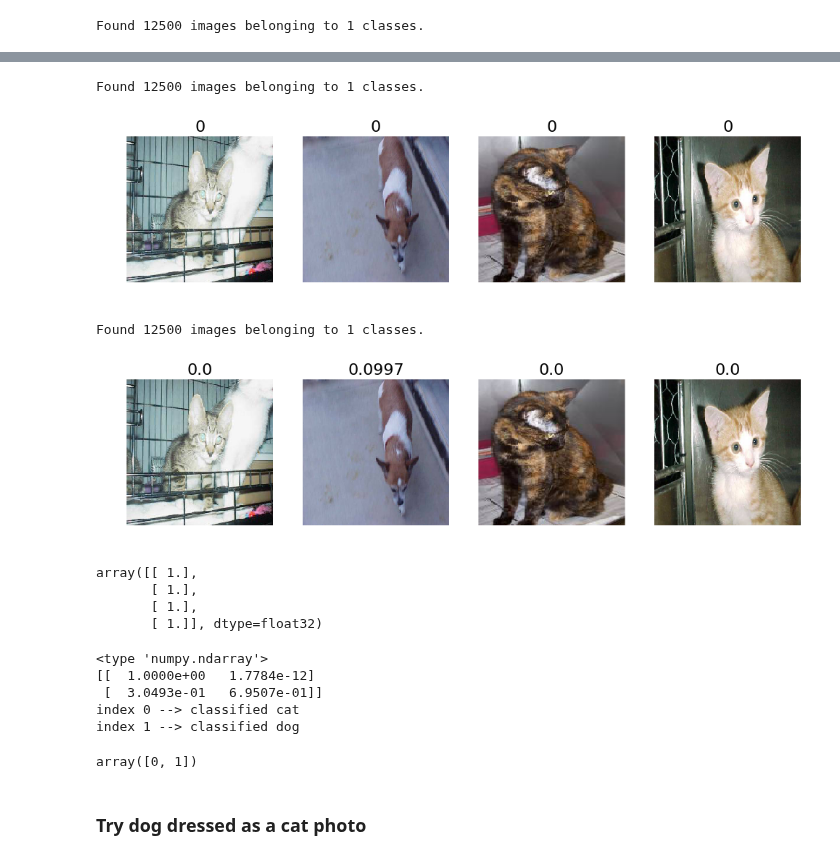
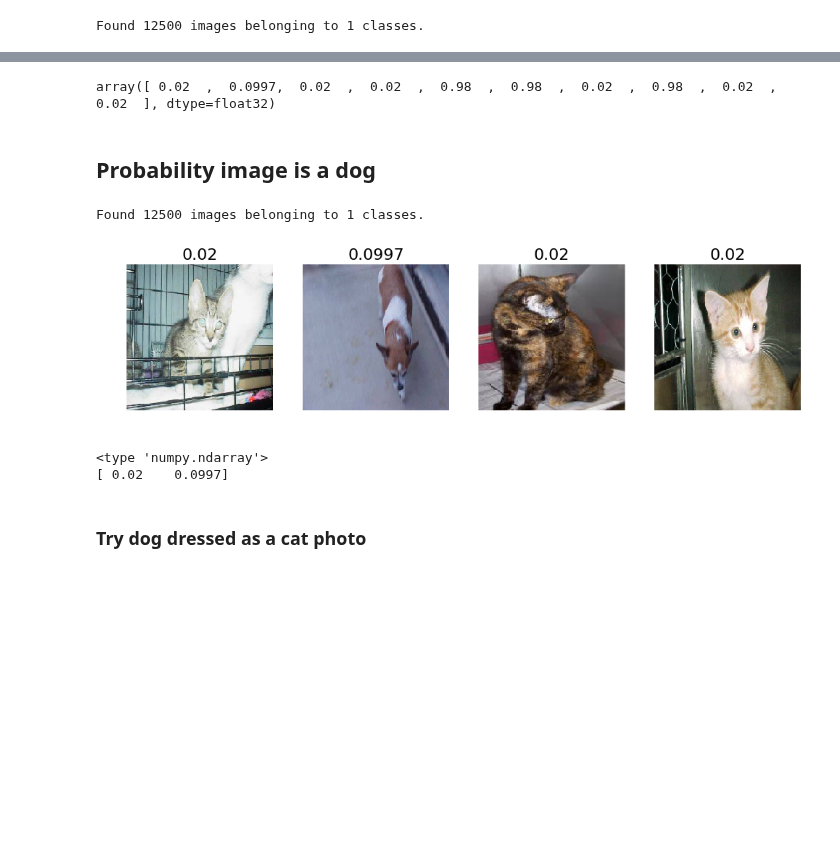
Before and after one commit to caitriggs/courses, a Jupyter notebook: deeplearning1/nbs/lesson1-Kaggle.ipynb, the cells around one changed output, grey strips where cells are left out. Saved outputs shown, nothing was run; the diff lists cells and outputs as text; code cells hidden in the pictures; blank space fills up the shorter version.

Commit message:
Add date to predictions file name on file creation, and update Log issue with 1s and 0s, create new prediction submission

```diff
--- a/deeplearning1/nbs/lesson1-Kaggle.ipynb
+++ b/deeplearning1/nbs/lesson1-Kaggle.ipynb
@@ -200,43 +199,27 @@ test_batches.filenames
+# %%
+predictions = np.clip(predictions[:,1], 0.02, 0.98)
+predictions[:10]
+# %% [output]
+array([ 0.02  ,  0.0997,  0.02  ,  0.02  ,  0.98  ,  0.98  ,  0.02  ,  0.98  ,  0.02  ,  0.02  ], dtype=float32)
+# %% [markdown]
+## Probability image is a dog
 # %%
 # Turn off shuffle so predicitons and test images keep same order (need to change this so it's more robust eventually)
 test_batch = vgg.get_batches(path+'test/', batch_size=4, shuffle=False)
 img, labels = next(test_batch)
-#0 = cat, 1 = dog
-plots(img, titles=predictions.argmax(axis=1))
+#Probability image is a DOG
+plots(img, titles=np.around(predictions, decimals=4))
 # %% [output]
 Found 12500 images belonging to 1 classes.
-[figure, old version]
+[figure, new version]
-# %%
-# Turn off shuffle so predicitons and test images keep same order (need to change this so it's more robust eventually)
-test_batch = vgg.get_batches(path+'test/', batch_size=4, shuffle=False)
-img, labels = next(test_batch)
-#Probability image is a DOG
-plots(img, titles=np.around(predictions[:,1], decimals=4))
-# %% [output]
-Found 12500 images belonging to 1 classes.
-[figure, removed]
-# %%
-#format of labels
-labels
-# %% [output]
-array([[ 1.],
-       [ 1.],
-       [ 1.],
-       [ 1.]], dtype=float32)
 # %%
 #format of predictions returned by vgg.test()
 print(type(predictions))
 #These are probabilities of being from cat or dog class
 print(predictions[:2])
-print("index 0 --> classified cat \nindex 1 --> classified dog")
-predictions[:2].argmax(axis=1)
 # %% [output]
 <type 'numpy.ndarray'>
-[[  1.0000e+00   1.7784e-12]
- [  3.0493e-01   6.9507e-01]]
-index 0 --> classified cat
-index 1 --> classified dog
+[ 0.02    0.0997]
-array([0, 1])
 # %% [markdown]
 ### Try dog dressed as a cat photo
 # %%
```
Also changed, not shown: parts of 8 cells of this notebook.
